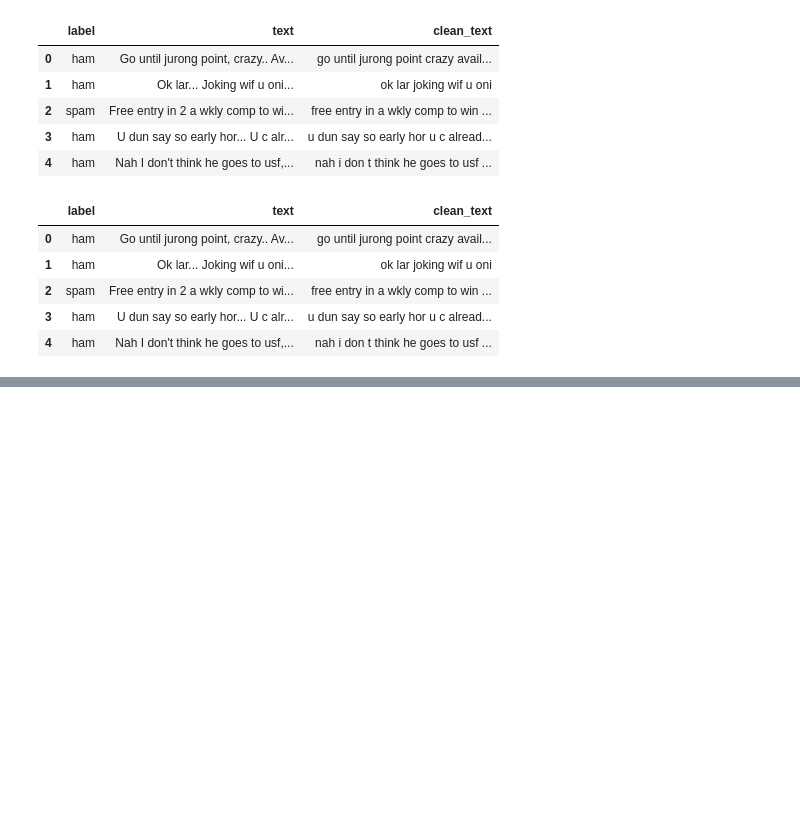
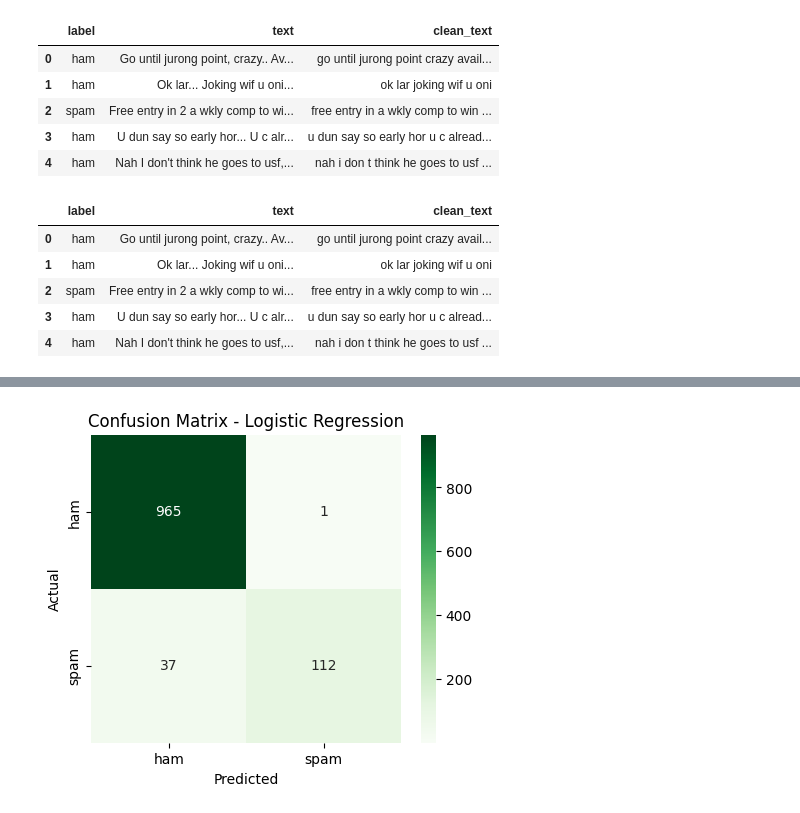
Before and after one commit to sanjelprashid/sms-spam-text-classification-ml, a Jupyter notebook: sms_spam.ipynb, the cells around one changed output, grey strips where cells are left out. Cells and saved outputs as stored; diff of their text form; code cells hidden in the pictures; blank space fills up the shorter version.

```diff
--- a/sms_spam.ipynb
+++ b/sms_spam.ipynb
@@ -94,0 +175,13 @@ X_train.shape, X_test.shape
+# %%
+#MODEL 2: LOGISTIC REGRESSION
+
+from sklearn.linear_model import LogisticRegression
+
+lr = LogisticRegression(max_iter=1000)
+lr.fit(X_train, y_train)
+
+y_pred_lr = lr.predict(X_test)
+
+print("Logistic Regression Accuracy:", accuracy_score(y_test, y_pred_lr))
+print("\nClassification Report (Logistic Regression):\n")
+print(classification_report(y_test, y_pred_lr))
@@ -94,0 +201,20 @@ X_train.shape, X_test.shape
+# %%
+#LOGISTIC REGRESSION CONFUSION MATRIX
+
+cm_lr = confusion_matrix(y_test, y_pred_lr)
+
+plt.figure(figsize=(5,4))
+sns.heatmap(
+    cm_lr,
+    annot=True,
+    fmt="d",
+    cmap="Greens",
+    xticklabels=["ham", "spam"],
+    yticklabels=["ham", "spam"]
+)
+plt.title("Confusion Matrix - Logistic Regression")
+plt.xlabel("Predicted")
+plt.ylabel("Actual")
+plt.show()
+# %% [output]
+[figure, added]
```
Also changed, not shown: parts of 16 cells of this notebook.
